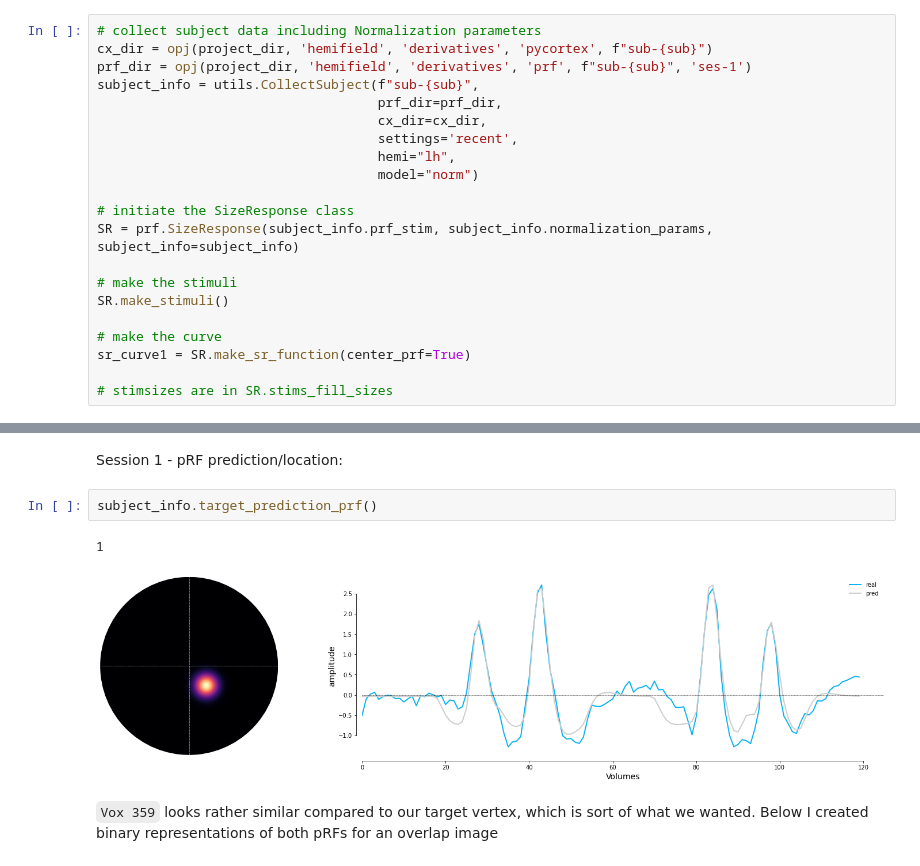
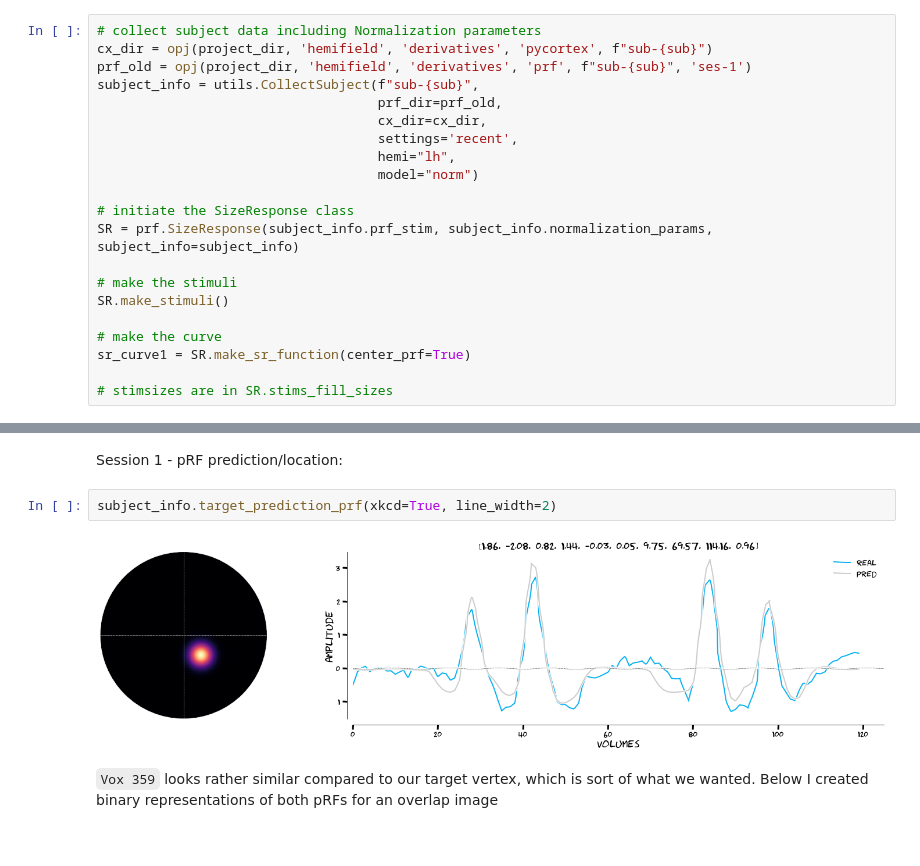
Before and after one commit to spinoza-centre/pRFline, a Jupyter notebook: notebooks/prf/exp_lineprf.ipynb, the cells around one changed output, grey strips where cells are left out. Cells and saved outputs as stored; diff of their text form.

```diff
--- a/notebooks/prf/exp_lineprf.ipynb
+++ b/notebooks/prf/exp_lineprf.ipynb
@@ -230,9 +241,9 @@ Here we fetch relevant pRF-parameters that are required to construct the size-re
 # %%
 # collect subject data including Normalization parameters
 cx_dir = opj(project_dir, 'hemifield', 'derivatives', 'pycortex', f"sub-{sub}")
-prf_dir = opj(project_dir, 'hemifield', 'derivatives', 'prf', f"sub-{sub}", 'ses-1')
+prf_old = opj(project_dir, 'hemifield', 'derivatives', 'prf', f"sub-{sub}", 'ses-1')
 subject_info = utils.CollectSubject(f"sub-{sub}",
-                                    prf_dir=prf_dir,
+                                    prf_dir=prf_old,
                                     cx_dir=cx_dir,
                                     settings='recent',
                                     hemi="lh",
@@ -369,10 +357,9 @@ for vox_id in range(norm_predictions.shape[0]):
 # %% [markdown]
 Session 1 - pRF prediction/location:
 # %%
-subject_info.target_prediction_prf()
+subject_info.target_prediction_prf(xkcd=True, line_width=2)
 # %% [output]
-1
-[figure, old version]
+[figure, new version]
 # %% [markdown]
 `Vox 359` looks rather similar compared to our target vertex, which is sort of what we wanted. Below I created binary representations of both pRFs for an overlap image
 # %%
```
Also changed, not shown: parts of 17 cells of this notebook.
